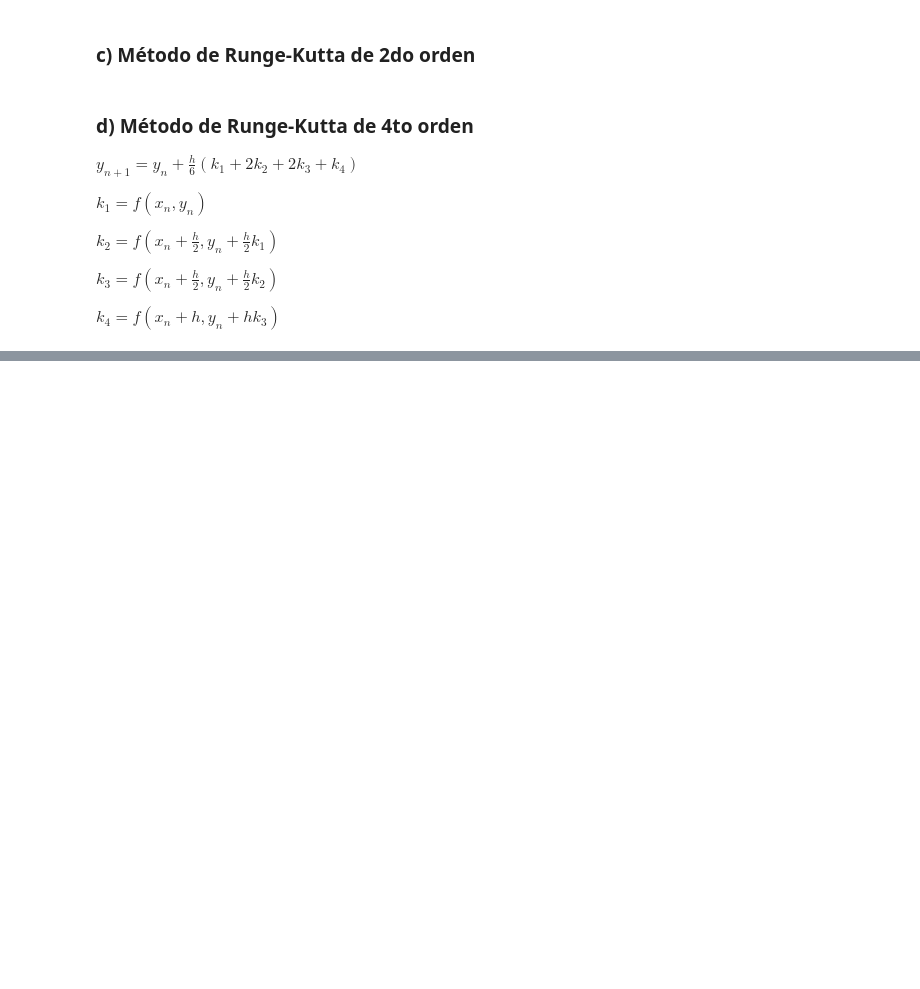
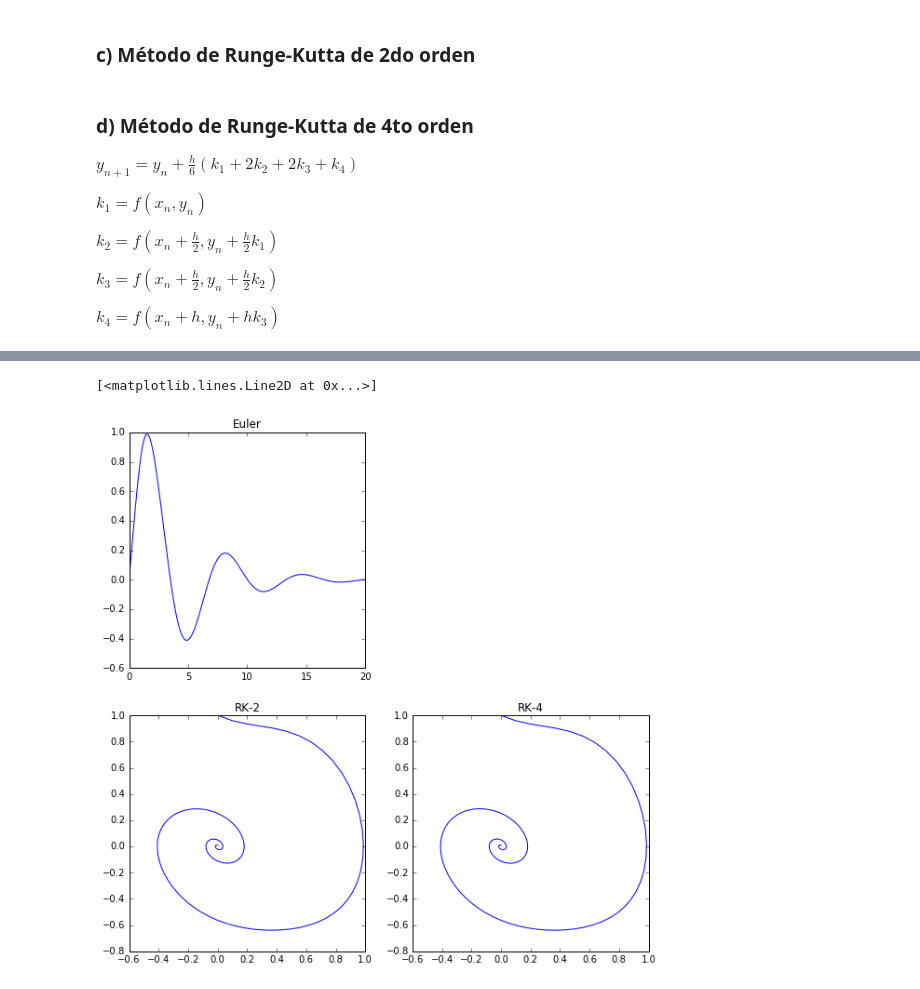
Before and after one commit to plascurain/fisicacomputacional, a Jupyter notebook: Tarea_1.ipynb, the cells around one changed output, grey strips where cells are left out. Cells and saved outputs as stored; diff of their text form; code cells hidden in the pictures; blank space fills up the shorter version.

Commit message:
Termine la 4 y la 1 casi porque falta Taylor

```diff
--- a/Tarea_1.ipynb
+++ b/Tarea_1.ipynb
@@ -23,16 +23,16 @@ Y si pensamos que el punto consecuente $y_1$ está lo suficientemente cerca como
 $$ y_{n+1}=y_n+f(t_n,y_n)h$$
 Donde $h=t_{n+1}-t_n$
 # %%
-def euler(ec, y_ini, intervalo, h = 0.001):
+def euler(ec, y_ini, x, h = 0.001):
 
-    tiempo = arange(intervalo[0],intervalo[-1] + h, h)
-    y = zeros((len(tiempo), size(y_ini)))
-    y[0] = y_ini
+    tiempo = arange(x[0],x[-1] + h, h)
+    sol = zeros((len(tiempo),len(y_ini)))
+    sol[0,:] = y_ini
 
     for i in xrange(len(tiempo)-1):
-            y[i+1] = y[i] + ec(tiempo[i],y[i])*h
+            sol[i+1] = sol[i] + ec(sol[i],tiempo[i])*h
 
-    return tiempo, y
+    return tiempo, sol
 # %% [markdown]
 ### b) Método de Taylor de 2do orden
 
@@ -82,0 +97,32 @@ def rk4(ec,y_ini,x,h=0.1):
+# %%
+def f_prueba(y,t):
+    return array([y[1], exp(-t)*sin(3*t) -0.5*y[1] - sin(y[0])])
+# %%
+cond_ini = [0.,1.]
+intervalo = [0.,20.]
+# %%
+fig = plt.figure(figsize=(10,10))
+
+ax = fig.add_subplot(221)
+#bx = fig.add_subplot(222) taylor del mal
+cx = fig.add_subplot(223)
+dx = fig.add_subplot(224)
+
+ax.set_title("Euler")
+cx.set_title("RK-2")
+dx.set_title("RK-4")
+
+#1a
+t_e,sol_e = euler(f_prueba,cond_ini,intervalo)
+ax.plot(t_e,sol_e[:,0],label="Euler")
+
+#1c
+t_rk2,sol_rk2 = rk2(f_prueba,cond_ini,intervalo)
+cx.plot(sol_rk2[:,0],sol_rk2[:,1],label="R-K 2")
+
+#1d
+t_rk4,sol_rk4 = rk4(f_prueba,cond_ini,intervalo)
+dx.plot(sol_rk4[:,0],sol_rk4[:,1],label="R-K 4")
+# %% [output]
+[<matplotlib.lines.Line2D at 0x...>]
+[figure, added]
```
Also changed, not shown: parts of 13 cells of this notebook.
